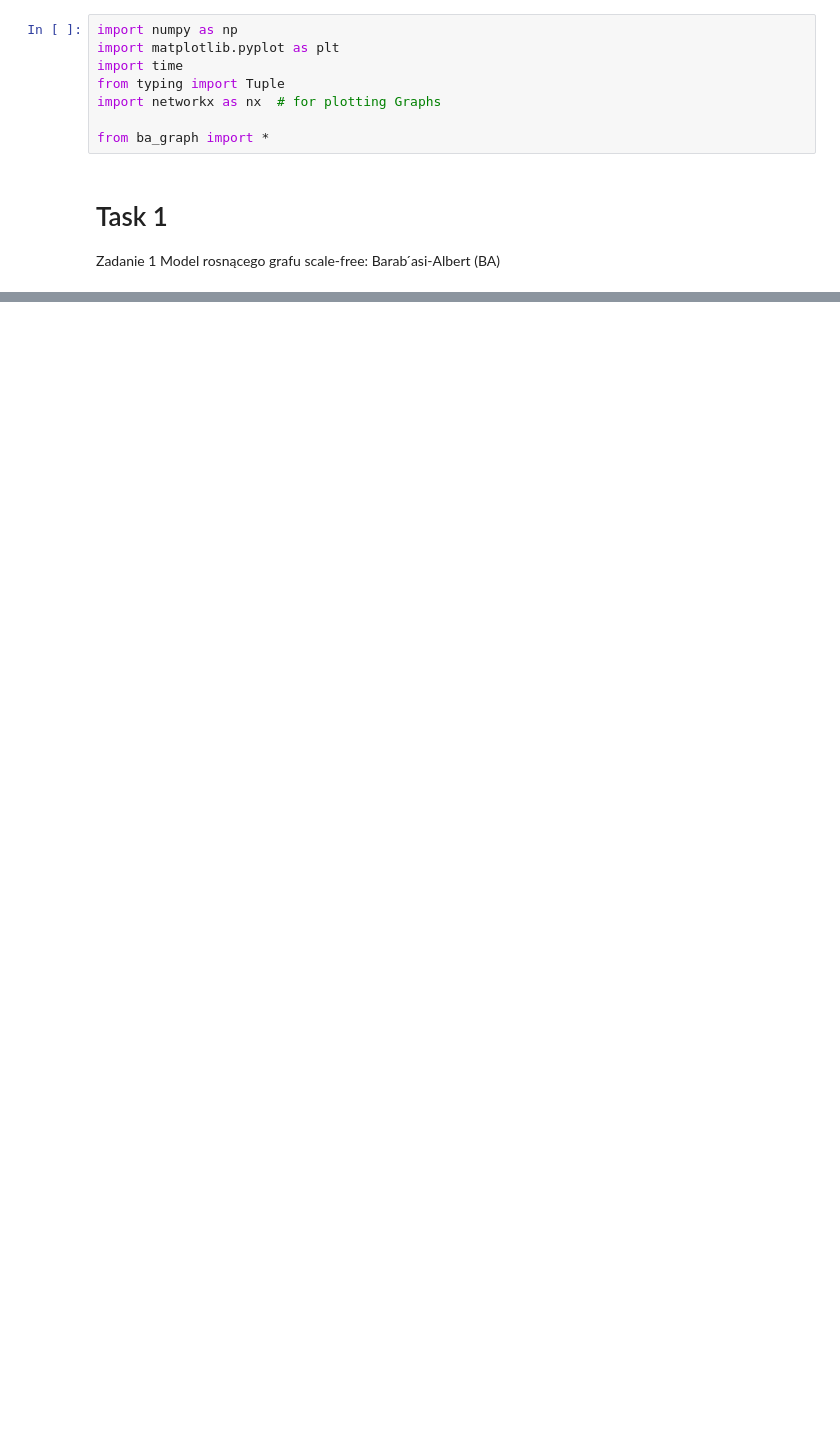
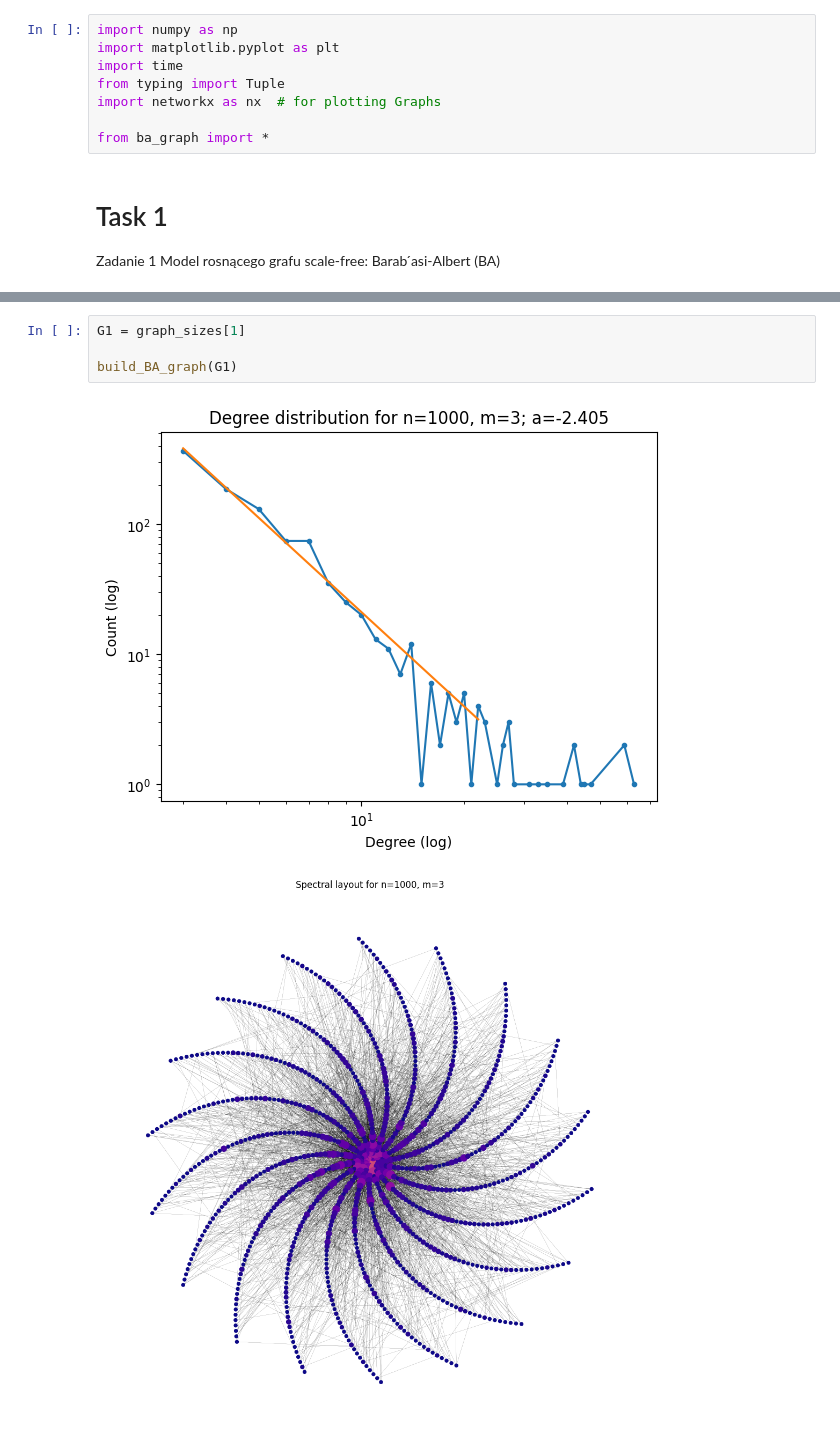
Before and after one commit to FilipKatulski/complex-systems, a Jupyter notebook: LAB3/lab3.ipynb, the cells around one changed output, grey strips where cells are left out. Saved outputs shown, nothing was run; the diff lists cells and outputs as text; blank space fills up the shorter version.

```diff
--- a/LAB3/lab3.ipynb
+++ b/LAB3/lab3.ipynb
@@ -47,0 +70,7 @@ build_BA_graph(G0_size)
+# %%
+G1 = graph_sizes[1]
+
+build_BA_graph(G1)
+# %% [output]
+[figure, added]
+[figure, added]
```
Also changed, not shown: parts of 13 cells of this notebook.
